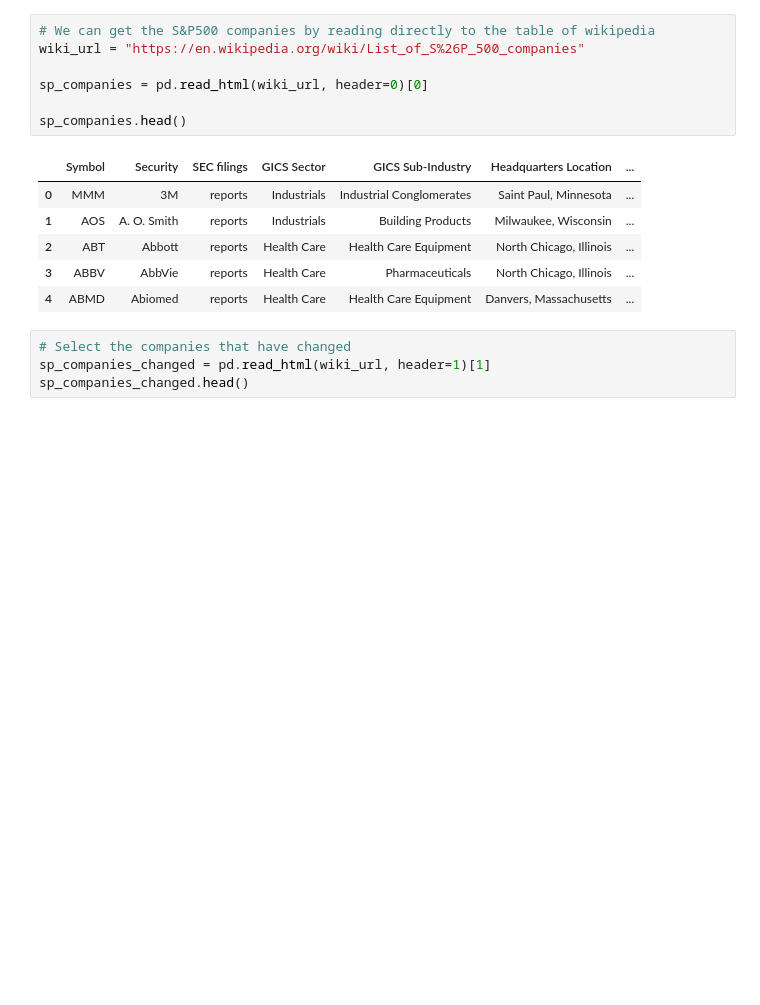
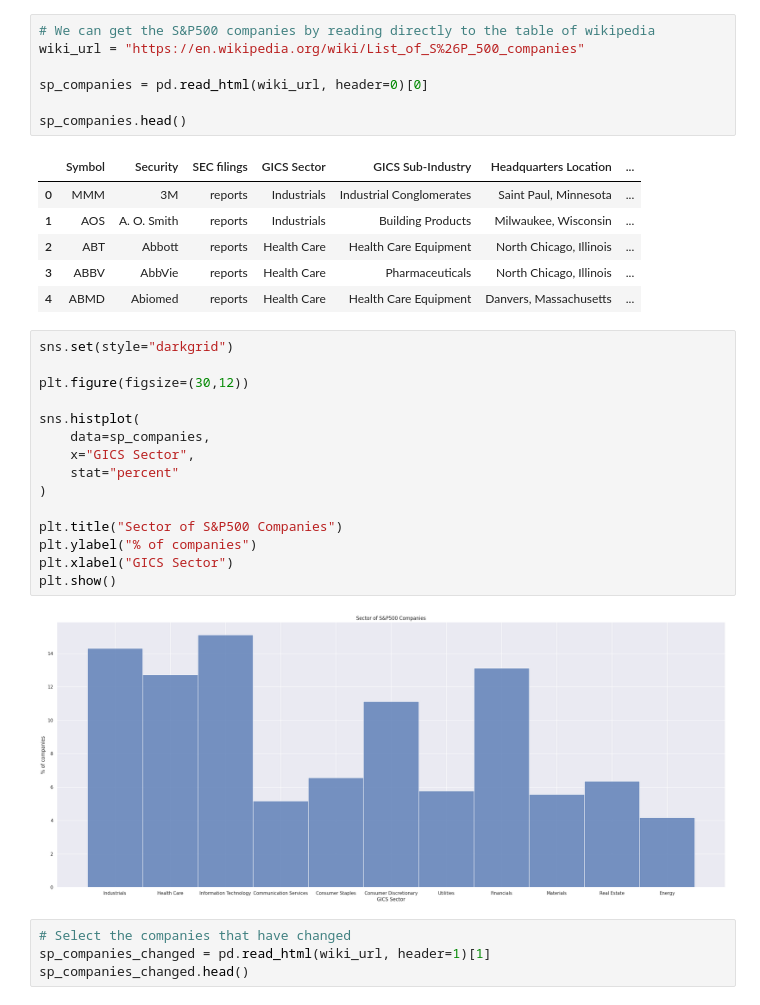
Before and after one commit to Nil-Andreu/forecasting-app, a Jupyter notebook: injestion/injestion/01. Yahoo Finance API.ipynb, the cells around one changed output. Drawn from its saved outputs; the diff is of its cells as text; blank space fills up the shorter version.

Commit message:
[NEW] Histogram of sectors of S6P 500

```diff
--- a/injestion/injestion/01. Yahoo Finance API.ipynb
+++ b/injestion/injestion/01. Yahoo Finance API.ipynb
@@ -463,6 +463,23 @@ sp_companies.head()
 | 2 | ABT | Abbott | reports | Health Care | Health Care Equipment | North Chicago, Illinois | ... |
 | 3 | ABBV | AbbVie | reports | Health Care | Pharmaceuticals | North Chicago, Illinois | ... |
 | 4 | ABMD | Abiomed | reports | Health Care | Health Care Equipment | Danvers, Massachusetts | ... |
+# %%
+sns.set(style="darkgrid")
+
+plt.figure(figsize=(30,12))
+
+sns.histplot(
+    data=sp_companies,
+    x="GICS Sector",
+    stat="percent"
+)
+
+plt.title("Sector of S&P500 Companies")
+plt.ylabel("% of companies")
+plt.xlabel("GICS Sector")
+plt.show()
+# %% [output]
+[figure, added]
 # %%
 # Select the companies that have changed
 sp_companies_changed = pd.read_html(wiki_url, header=1)[1]
```
Also changed, not shown: parts of 1 cell of this notebook.
